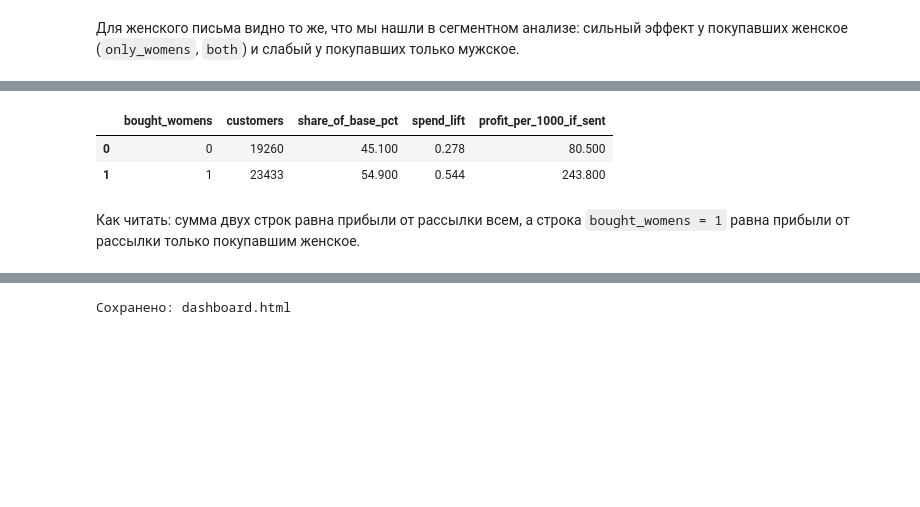
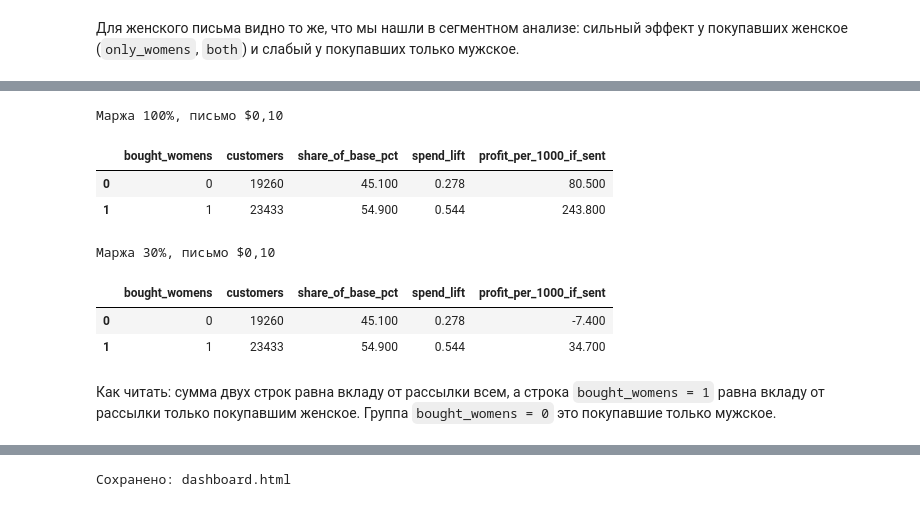
Before and after one commit to 404iq/hillstrom-ab-test, a Jupyter notebook: notebooks/04_sql_and_dashboard.ipynb, the cells around one changed output, grey strips where cells are left out. Cells and saved outputs as stored; diff of their text form; code cells hidden in the pictures; blank space fills up the shorter version.

```diff
--- a/notebooks/04_sql_and_dashboard.ipynb
+++ b/notebooks/04_sql_and_dashboard.ipynb
@@ -237,32 +246,42 @@ segments[segments.email == "Womens E-Mail"]
 # %%
 Q_PROFIT = """
--- Прибыль на 1000 клиентов базы от женского письма при стоимости письма {{ cost }} $
--- Две строки: покупавшие женское и остальные.
+-- Вклад в прибыль на 1000 клиентов базы от женского письма
+-- Параметры: {{ cost }} – стоимость одного письма, $; {{ margin }} – маржа с продаж (1 = 100% выручки)
+-- spend в данных это выручка, поэтому вклад = margin * дополнительные траты - cost
 -- Сумма строк = слать всем; строка bought_womens = 1 = правило "слать только покупавшим женское".
 WITH base AS (
     SELECT
         womens AS bought_womens,
         COUNT(*) AS n,
         AVG(CASE WHEN segment = 'Womens E-Mail' THEN spend END) AS spend_email,
         AVG(CASE WHEN segment = 'No E-Mail' THEN spend END) AS spend_control
     FROM customers
     WHERE segment IN ('Womens E-Mail', 'No E-Mail')
     GROUP BY womens
 )
 SELECT
     bought_womens,
     n AS customers,
     ROUND(100.0 * n / (SELECT SUM(n) FROM base), 1) AS share_of_base_pct,
     ROUND(spend_email - spend_control, 3) AS spend_lift,
-    ROUND(1000.0 * n / (SELECT SUM(n) FROM base) * (spend_email - spend_control - {{ cost }}), 1) AS profit_per_1000_if_sent
+    ROUND(1000.0 * n / (SELECT SUM(n) FROM base)
+          * ({{ margin }} * (spend_email - spend_control) - {{ cost }}), 1) AS profit_per_1000_if_sent
 FROM base
 ORDER BY bought_womens;
 """
 
-q(Q_PROFIT, cost=0.10)
+print("Маржа 100%, письмо $0,10")
+display(q(Q_PROFIT, cost=0.10, margin=1.0))
+print("Маржа 30%, письмо $0,10")
+q(Q_PROFIT, cost=0.10, margin=0.30)
 # %% [output]
+Маржа 100%, письмо $0,10
 |  | bought_womens | customers | share_of_base_pct | spend_lift | profit_per_1000_if_sent |
 | 0 | 0 | 19260 | 45.100 | 0.278 | 80.500 |
 | 1 | 1 | 23433 | 54.900 | 0.544 | 243.800 |
+Маржа 30%, письмо $0,10
+|  | bought_womens | customers | share_of_base_pct | spend_lift | profit_per_1000_if_sent |
+| 0 | 0 | 19260 | 45.100 | 0.278 | -7.400 |
+| 1 | 1 | 23433 | 54.900 | 0.544 | 34.700 |
 # %% [markdown]
-Как читать: сумма двух строк равна прибыли от рассылки всем, а строка `bought_womens = 1` равна прибыли от рассылки только покупавшим женское.
+Как читать: сумма двух строк равна вкладу от рассылки всем, а строка `bought_womens = 1` равна вкладу от рассылки только покупавшим женское. Группа `bought_womens = 0` это покупавшие только мужское.
```
Also changed, not shown: parts of 13 cells of this notebook, 6 other files.
